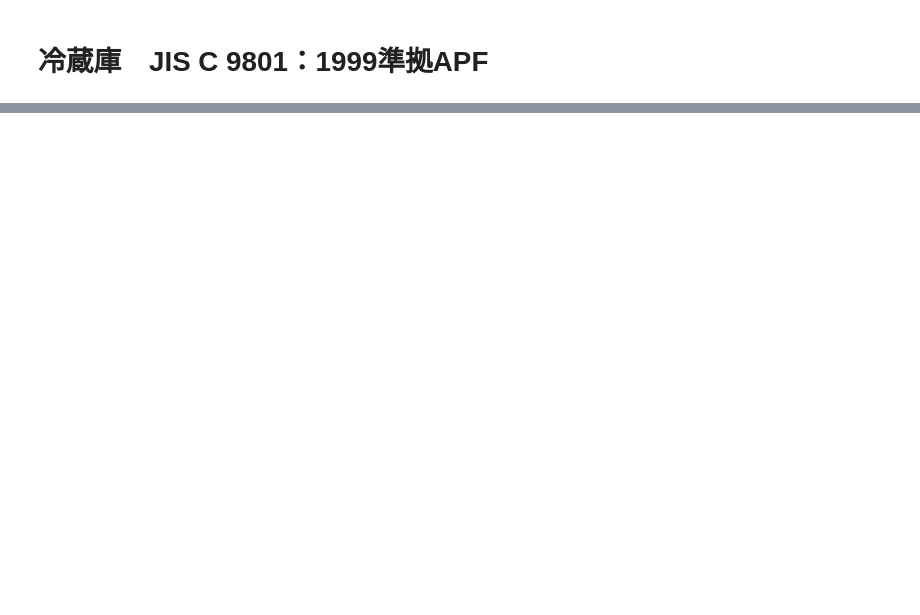
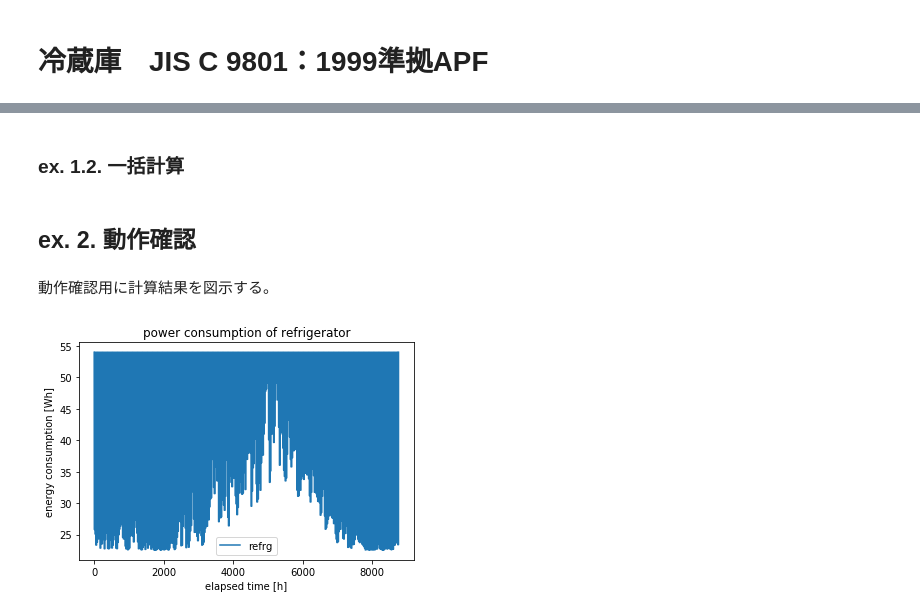
Before and after one commit to jjj-design/jjj_logic, a Jupyter notebook: s10_home_electric_appliance-refrigerator-JIS-C-9801-1999.ipynb, the cells around one changed output, grey strips where cells are left out. Cells and saved outputs as stored; diff of their text form; code cells hidden in the pictures; blank space fills up the shorter version.

```diff
--- a/s10_home_electric_appliance-refrigerator-JIS-C-9801-1999.ipynb
+++ b/s10_home_electric_appliance-refrigerator-JIS-C-9801-1999.ipynb
@@ -91,3 +7,0 @@ $Q$ :住宅の熱損失係数 [W/(m<sup>2</sup>・K)]
-# %%
-#本来は外部からインポートする
-Q = 2.5
@@ -172,0 +358,18 @@ get_P_elc(1, '2001-01-05T00:00:00')
+# %%
+def import_R_dfrs_d_t():
+    """除霜の時刻別占有率を外部CSVファイルからND配列に読み込む
+
+    Returns
+    ----------
+    R_dfrs_d_t : ndarray(N-dimensional array)
+        除霜の時刻別占有率を格納したND配列
+        d日t時の除霜の占有率[-]が年開始時から8760個連続して格納されている
+
+    """
+
+    df = pd.read_csv('occupancy_sample.csv', encoding='SHIFT_JIS')
+    ds = df['除霜の占有率[-]']
+    R_dfrs_d_t = ds.values
+    return R_dfrs_d_t
+# %% [markdown]
+### ex. 1.2. 一括計算
@@ -172,0 +412,24 @@ get_P_elc(1, '2001-01-05T00:00:00')
+# %% [markdown]
+## ex. 2. 動作確認
+# %% [markdown]
+動作確認用に計算結果を図示する。
+# %%
+import matplotlib.pyplot as plt
+
+res = calc_E_elc( 2.0, False, 6.0, 60)
+
+E_elc_y = res[0]
+E_elc_d_t = res[1]
+
+x = np.arange(8760)
+y = E_elc_d_t
+
+plt.plot(x, y, label='refrg')
+plt.title('power consumption of refrigerator')
+plt.xlabel('elapsed time [h]')
+plt.ylabel('energy consumption [Wh]')
+plt.legend()
+
+plt.show()
+# %% [output]
+[figure, added]
```
Also changed, not shown: parts of 52 cells of this notebook, 2 other files.
